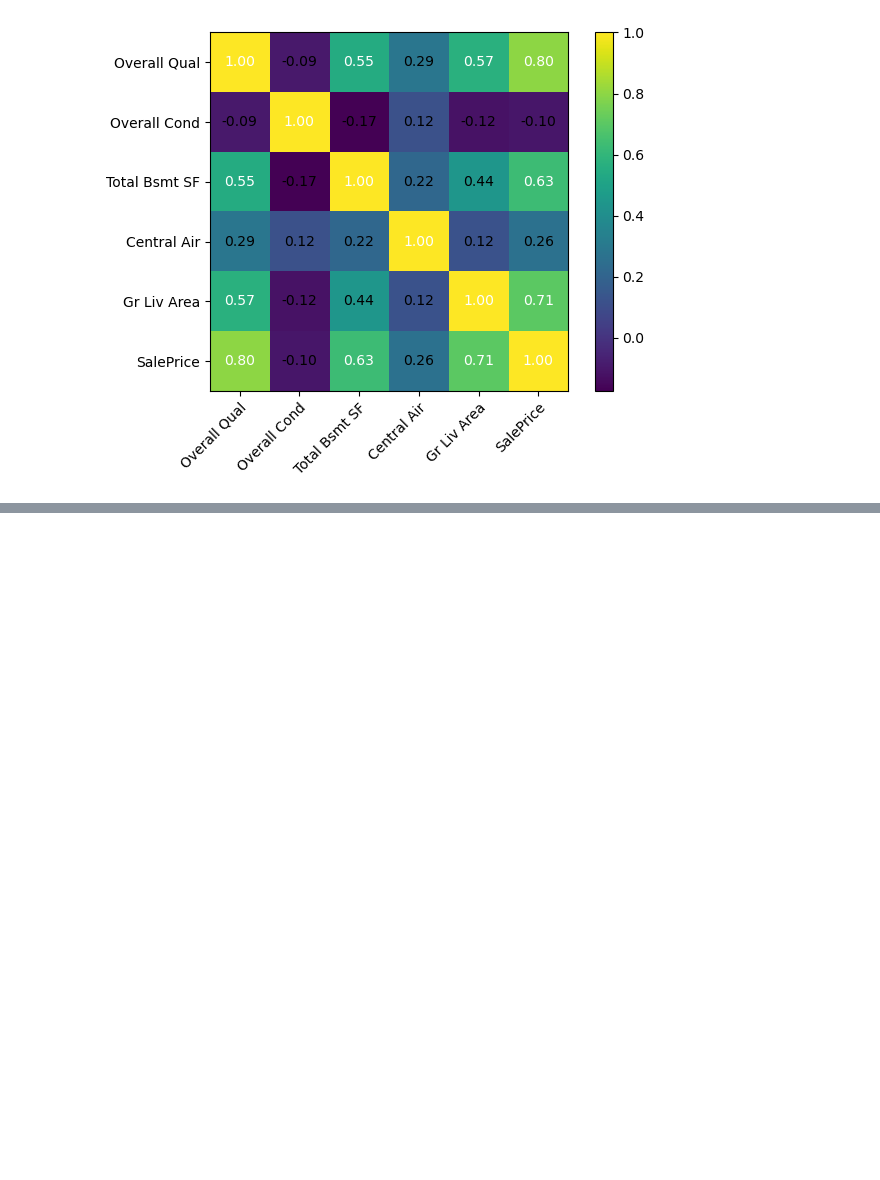
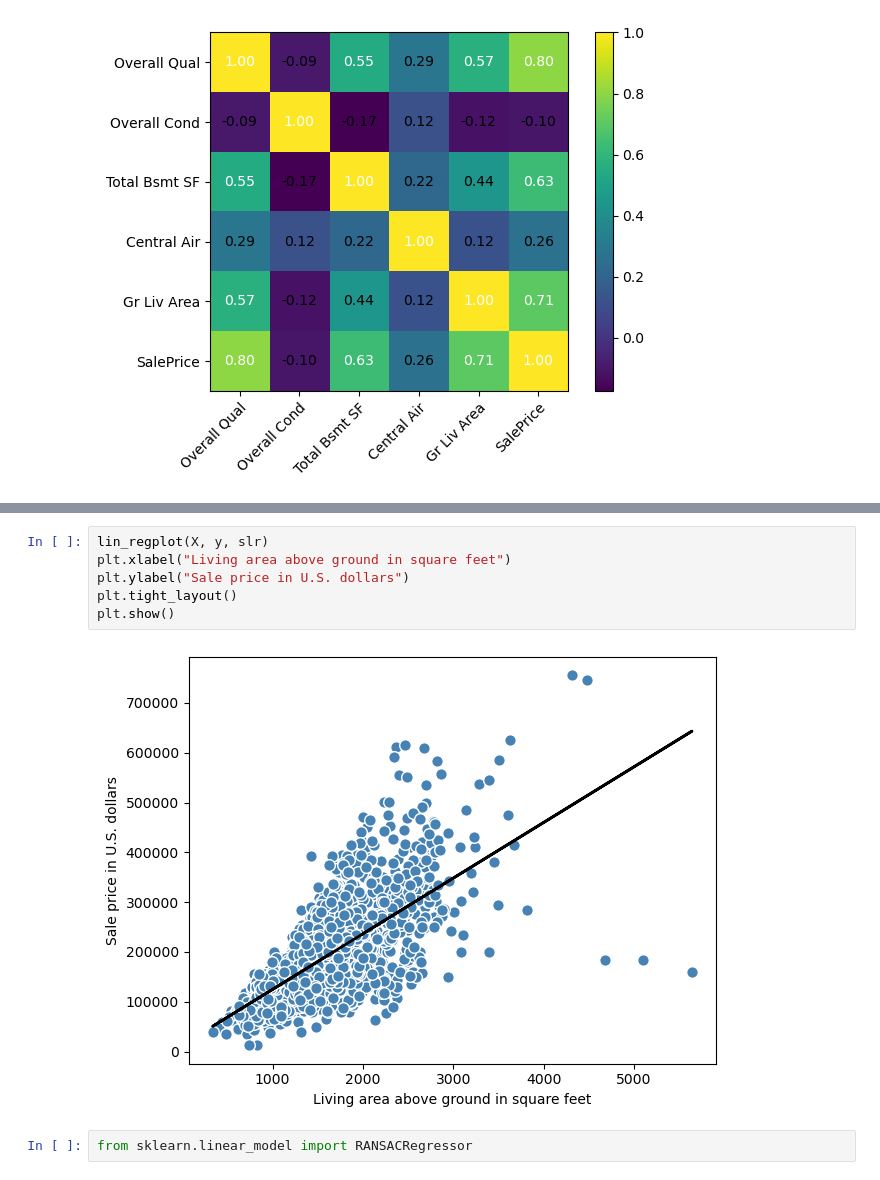
Before and after one commit to nathaniel-cooley/pyml, a Jupyter notebook: ch_9_exercises.ipynb, the cells around one changed output, grey strips where cells are left out. Drawn from its saved outputs; the diff is of its cells as text; blank space fills up the shorter version.

```diff
--- a/ch_9_exercises.ipynb
+++ b/ch_9_exercises.ipynb
@@ -79,0 +160,10 @@ plt.show()
+# %%
+lin_regplot(X, y, slr)
+plt.xlabel("Living area above ground in square feet")
+plt.ylabel("Sale price in U.S. dollars")
+plt.tight_layout()
+plt.show()
+# %% [output]
+[figure, added]
+# %%
+from sklearn.linear_model import RANSACRegressor
```
Also changed, not shown: parts of 34 cells of this notebook.
